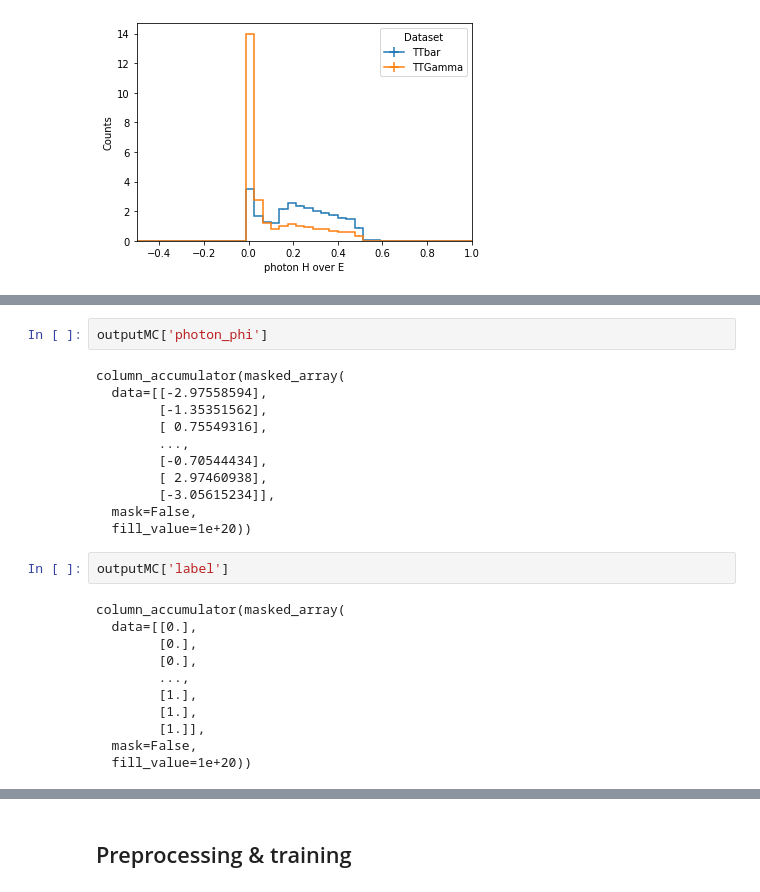
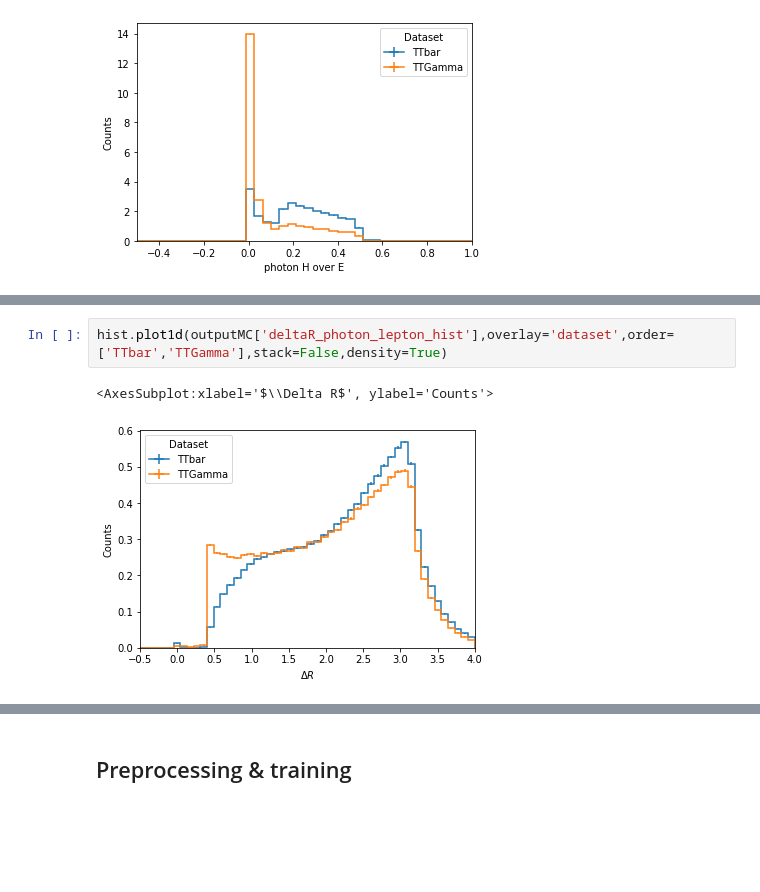
Before and after one commit to nbraukman/TTGTTBClassification, a Jupyter notebook: PhotonClassification.ipynb, the cells around one changed output, grey strips where cells are left out. Cells and saved outputs as stored; diff of their text form; blank space fills up the shorter version.

```diff
--- a/PhotonClassification.ipynb
+++ b/PhotonClassification.ipynb
@@ -369,26 +455,5 @@ column_accumulator(masked_array(
-# %%
-outputMC['photon_phi']
-# %% [output]
-column_accumulator(masked_array(
-  data=[[-2.97558594],
-        [-1.35351562],
-        [ 0.75549316],
-        ...,
-        [-0.70544434],
-        [ 2.97460938],
-        [-3.05615234]],
-  mask=False,
-  fill_value=1e+20))
-# %%
-outputMC['label']
-# %% [output]
-column_accumulator(masked_array(
-  data=[[0.],
-        [0.],
-        [0.],
-        ...,
-        [1.],
-        [1.],
-        [1.]],
-  mask=False,
-  fill_value=1e+20))
+# %%
+hist.plot1d(outputMC['deltaR_photon_lepton_hist'],overlay='dataset',order=['TTbar','TTGamma'],stack=False,density=True)
+# %% [output]
+<AxesSubplot:xlabel='$\\Delta R$', ylabel='Counts'>
+[figure, added]
```
Also changed, not shown: parts of 51 cells of this notebook.
